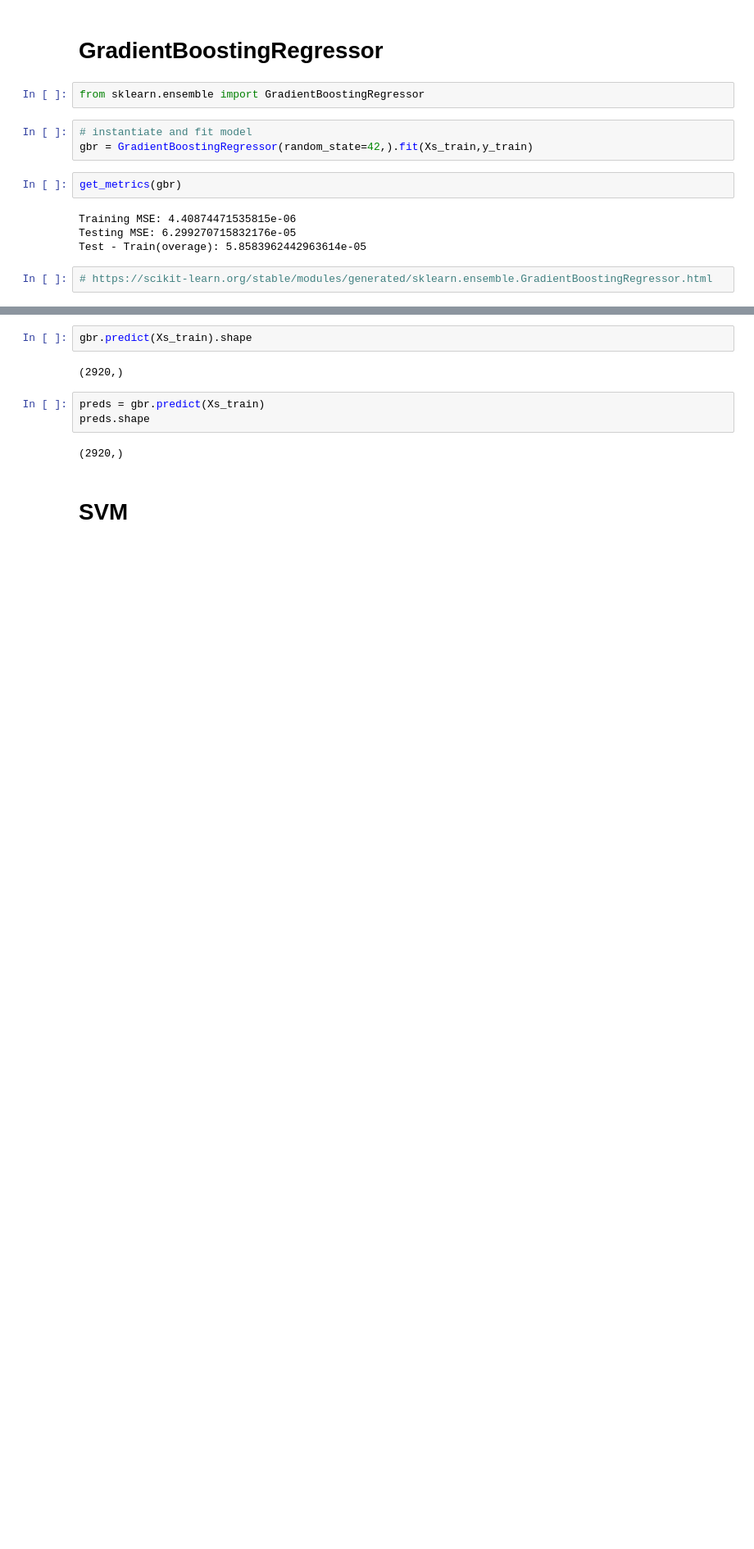
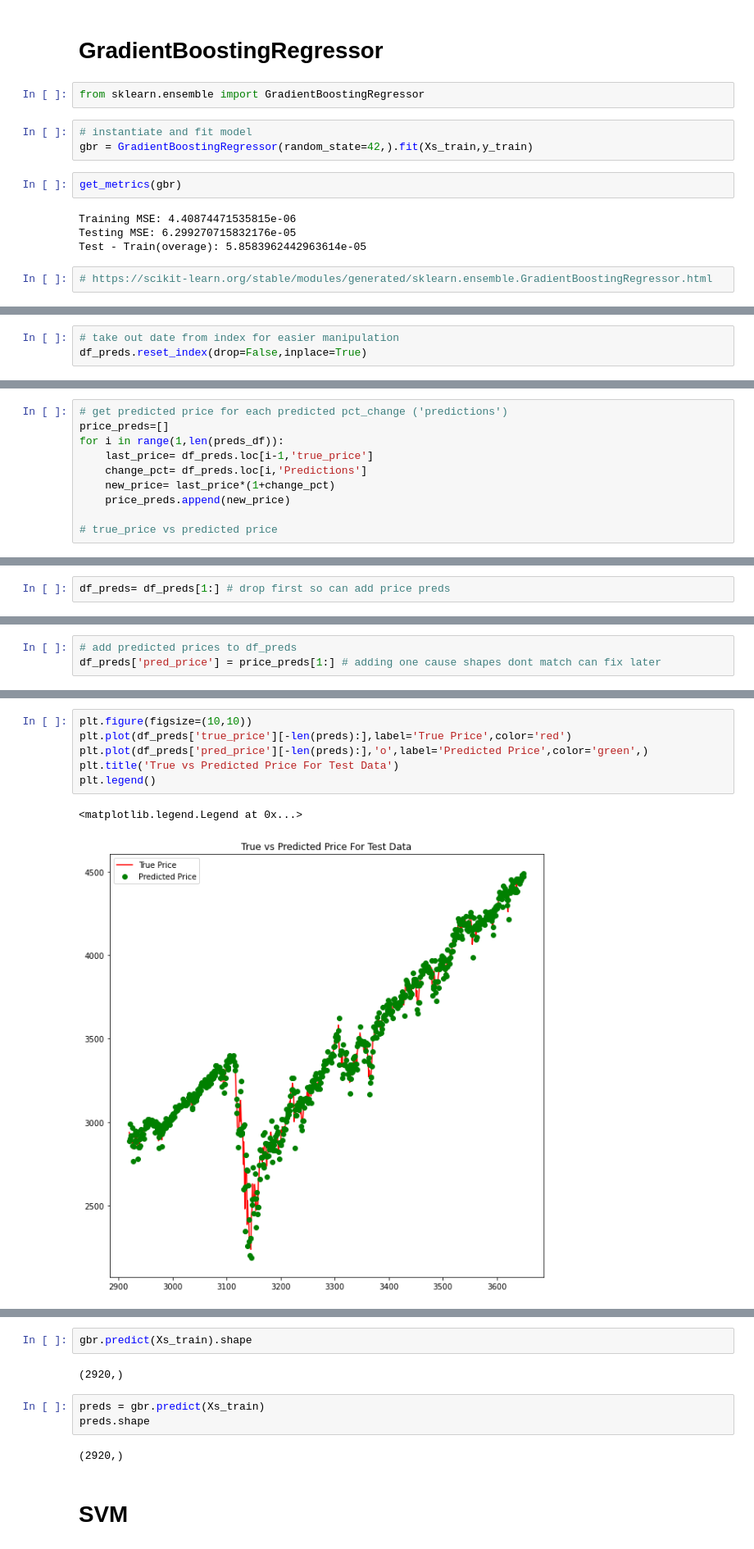
Before and after one commit to plarkin13/stock_prediction_sentiment, a Jupyter notebook: tanveer/regression_models.ipynb, the cells around one changed output, grey strips where cells are left out. Shown at 82% size. Drawn from its saved outputs; the diff is of its cells as text; blank space fills up the shorter version.

```diff
--- a/tanveer/regression_models.ipynb
+++ b/tanveer/regression_models.ipynb
@@ -190,0 +242,3 @@ Test - Train(overage): 5.8583962442963614e-05
+# %%
+# take out date from index for easier manipulation
+df_preds.reset_index(drop=False,inplace=True)
@@ -190,0 +253,10 @@ Test - Train(overage): 5.8583962442963614e-05
+# %%
+# get predicted price for each predicted pct_change ('predictions')
+price_preds=[]
+for i in range(1,len(preds_df)):
+    last_price= df_preds.loc[i-1,'true_price']
+    change_pct= df_preds.loc[i,'Predictions']
+    new_price= last_price*(1+change_pct)
+    price_preds.append(new_price)
+
+# true_price vs predicted price
@@ -190,0 +271,2 @@ Test - Train(overage): 5.8583962442963614e-05
+# %%
+df_preds= df_preds[1:] # drop first so can add price preds
@@ -190,0 +277,3 @@ Test - Train(overage): 5.8583962442963614e-05
+# %%
+# add predicted prices to df_preds
+df_preds['pred_price'] = price_preds[1:] # adding one cause shapes dont match can fix later
@@ -190,0 +293,9 @@ Test - Train(overage): 5.8583962442963614e-05
+# %%
+plt.figure(figsize=(10,10))
+plt.plot(df_preds['true_price'][-len(preds):],label='True Price',color='red')
+plt.plot(df_preds['pred_price'][-len(preds):],'o',label='Predicted Price',color='green',)
+plt.title('True vs Predicted Price For Test Data')
+plt.legend()
+# %% [output]
+<matplotlib.legend.Legend at 0x...>
+[figure, added]
```
Also changed, not shown: parts of 22 cells of this notebook, 5 other files.
